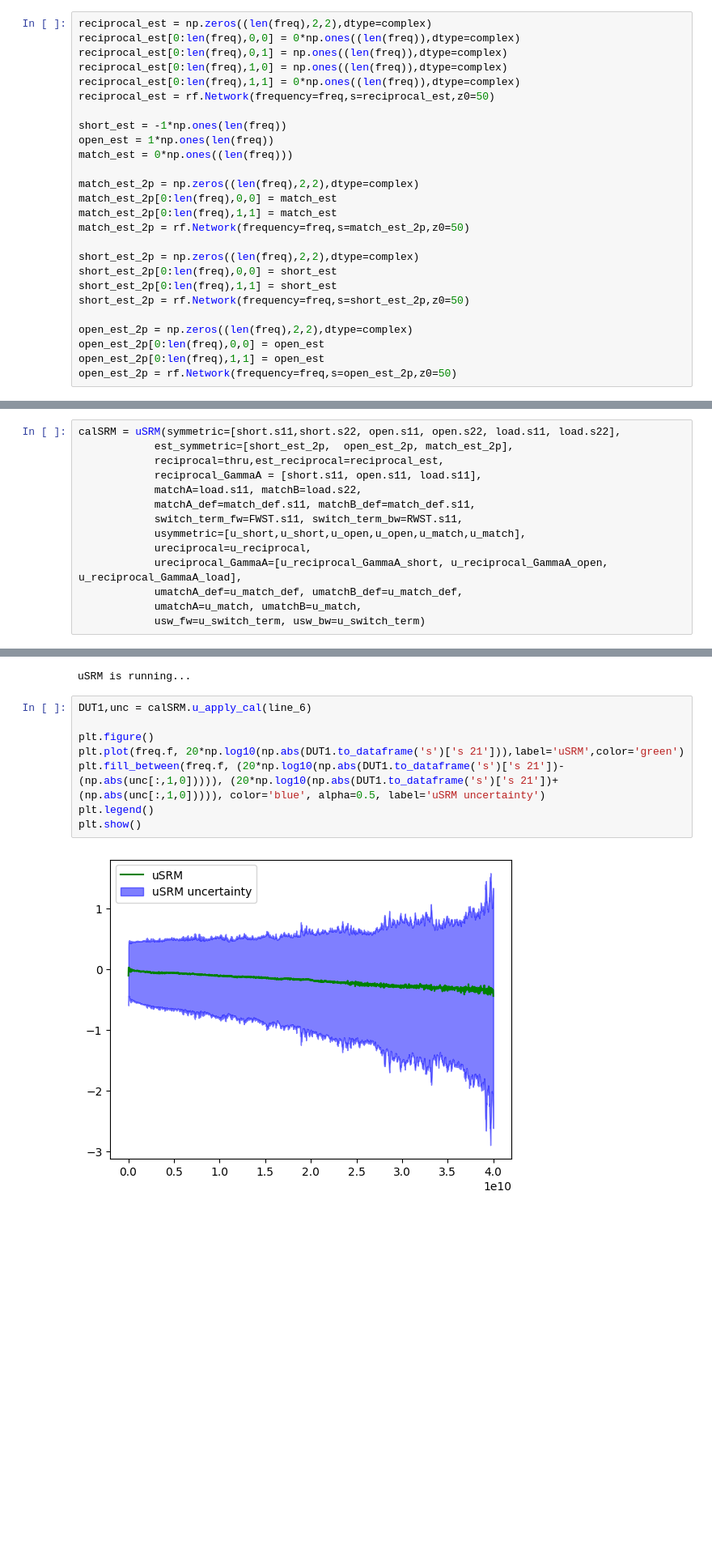
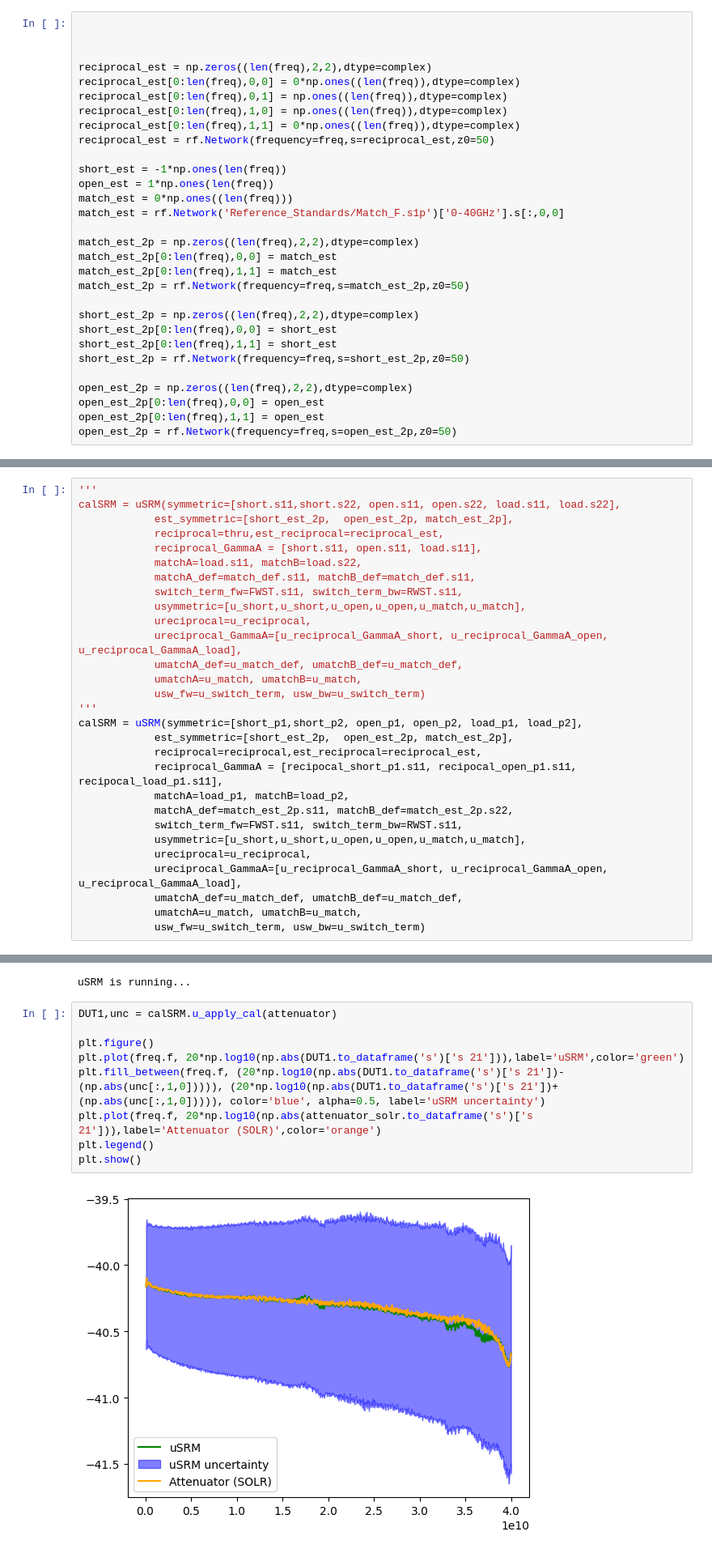
Before and after one commit to leb99-tug/SRM-linear-uncertainty-propagation, a Jupyter notebook: Example_Koax.ipynb, the cells around one changed output, grey strips where cells are left out. Shown at 81% size. Cells and saved outputs as stored; diff of their text form; blank space fills up the shorter version.

```diff
--- a/Example_Koax.ipynb
+++ b/Example_Koax.ipynb
@@ -33,6 +33,9 @@ freq = short.frequency
 # %% [markdown]
 $\textbf{Add Ideals}$
 # %%
+
+
+
 reciprocal_est = np.zeros((len(freq),2,2),dtype=complex)
 reciprocal_est[0:len(freq),0,0] = 0*np.ones((len(freq)),dtype=complex)
 reciprocal_est[0:len(freq),0,1] = np.ones((len(freq)),dtype=complex)
@@ -43,6 +46,7 @@ reciprocal_est = rf.Network(frequency=freq,s=reciprocal_est,z0=50)
 short_est = -1*np.ones(len(freq))
 open_est = 1*np.ones(len(freq))
 match_est = 0*np.ones((len(freq)))
+match_est = rf.Network('Reference_Standards/Match_F.s1p')['0-40GHz'].s[:,0,0]
 
 match_est_2p = np.zeros((len(freq),2,2),dtype=complex)
 match_est_2p[0:len(freq),0,0] = match_est
@@ -73,6 +88,7 @@ u_reciprocal_GammaA_load = 0.005**2
 # %% [markdown]
 $\textbf{Perform SRM with Uncertainties}$
 # %%
+'''
 calSRM = uSRM(symmetric=[short.s11,short.s22, open.s11, open.s22, load.s11, load.s22],
             est_symmetric=[short_est_2p,  open_est_2p, match_est_2p],
             reciprocal=thru,est_reciprocal=reciprocal_est,
@@ -86,17 +102,32 @@ calSRM = uSRM(symmetric=[short.s11,short.s22, open.s11, open.s22, load.s11, load
             umatchA_def=u_match_def, umatchB_def=u_match_def,
             umatchA=u_match, umatchB=u_match,
             usw_fw=u_switch_term, usw_bw=u_switch_term)
+'''
+calSRM = uSRM(symmetric=[short_p1,short_p2, open_p1, open_p2, load_p1, load_p2],
+            est_symmetric=[short_est_2p,  open_est_2p, match_est_2p],
+            reciprocal=reciprocal,est_reciprocal=reciprocal_est,
+            reciprocal_GammaA = [recipocal_short_p1.s11, recipocal_open_p1.s11, recipocal_load_p1.s11],
+            matchA=load_p1, matchB=load_p2,
+            matchA_def=match_est_2p.s11, matchB_def=match_est_2p.s22,
+            switch_term_fw=FWST.s11, switch_term_bw=RWST.s11,
+            usymmetric=[u_short,u_short,u_open,u_open,u_match,u_match],
+            ureciprocal=u_reciprocal,
+            ureciprocal_GammaA=[u_reciprocal_GammaA_short, u_reciprocal_GammaA_open, u_reciprocal_GammaA_load],
+            umatchA_def=u_match_def, umatchB_def=u_match_def,
+            umatchA=u_match, umatchB=u_match,
+            usw_fw=u_switch_term, usw_bw=u_switch_term)
 # %%
 calSRM.u_run()
 # %% [output]
 uSRM is running...
 # %%
-DUT1,unc = calSRM.u_apply_cal(line_6)
+DUT1,unc = calSRM.u_apply_cal(attenuator)
 
 plt.figure()
 plt.plot(freq.f, 20*np.log10(np.abs(DUT1.to_dataframe('s')['s 21'])),label='uSRM',color='green')
 plt.fill_between(freq.f, (20*np.log10(np.abs(DUT1.to_dataframe('s')['s 21'])-(np.abs(unc[:,1,0])))), (20*np.log10(np.abs(DUT1.to_dataframe('s')['s 21'])+(np.abs(unc[:,1,0])))), color='blue', alpha=0.5, label='uSRM uncertainty')
+plt.plot(freq.f, 20*np.log10(np.abs(attenuator_solr.to_dataframe('s')['s 21'])),label='Attenuator (SOLR)',color='orange')
 plt.legend()
 plt.show()
 # %% [output]
-[figure, old version]
+[figure, new version]
```
Also changed, not shown: parts of 3 cells of this notebook, 8 other files.
